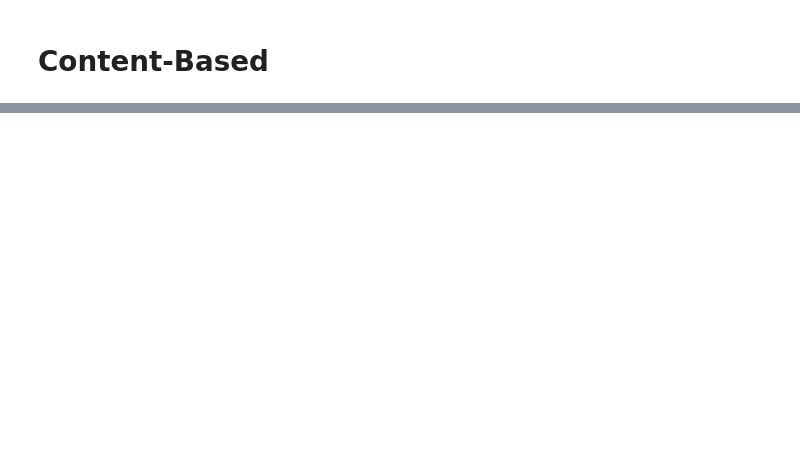
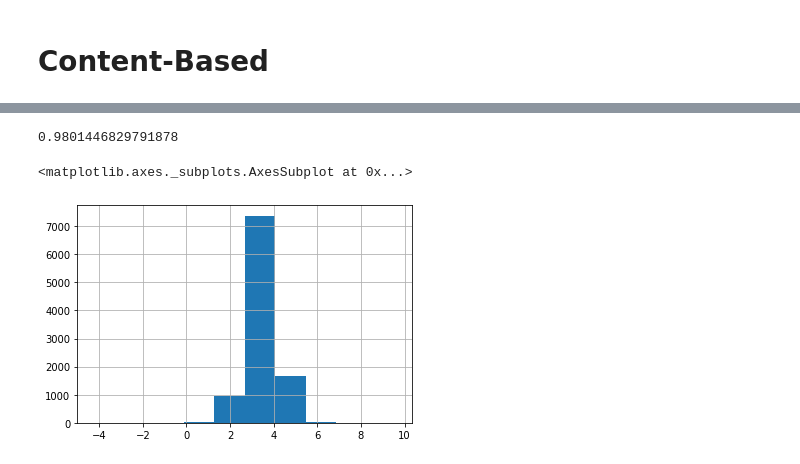
Before and after one commit to datarian-kr/reco, a Jupyter notebook: jaemin/section3_cb.ipynb, the cells around one changed output, grey strips where cells are left out. Drawn from its saved outputs; the diff is of its cells as text; code cells hidden in the pictures; blank space fills up the shorter version.

```diff
--- a/jaemin/section3_cb.ipynb
+++ b/jaemin/section3_cb.ipynb
@@ -273,0 +389,15 @@ np.sqrt(mean_squared_error(r_test['rating'], r_test['predict']))
+# %%
+user_profile_list = []
+
+for userId in train['userId'].unique():
+    user = train[train['userId'] == userId]
+    X_train = user[genres_cols]
+    y_train = user['rating']
+
+    reg = LinearRegression()
+    reg.fit(X_train, y_train)
+
+    user_profile_list.append([reg.intercept_, *reg.coef_])
+# %%
+user_profile = pd.DataFrame(user_profile_list, index=train['userId'].unique(), columns=['intercept', *genres_cols])
+user_profile
@@ -273,0 +422,21 @@ np.sqrt(mean_squared_error(r_test['rating'], r_test['predict']))
+# %%
+# 평점 예측하기 1 : 유저프로필 이용해서 intercept + coef
+
+predict = []
+
+for idx, row in test.iterrows():
+    user = row['userId']
+    predict.append(sum(user_profile.loc[user, genres_cols] * row[genres.columns]) + user_profile.loc[user, 'intercept'])
+# %%
+test['predict'] = predict
+# %%
+mse = mean_squared_error(test['rating'], test['predict'])
+rmse = np.sqrt(mse)
+rmse
+# %% [output]
+0.9801446829791878
+# %%
+test['predict'].hist()
+# %% [output]
+<matplotlib.axes._subplots.AxesSubplot at 0x...>
+[figure, added]
```
Also changed, not shown: parts of 98 cells of this notebook.
